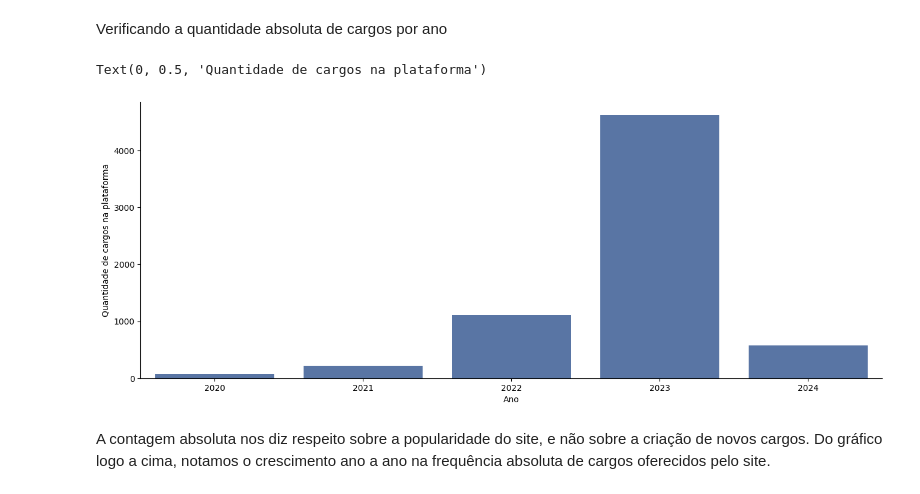
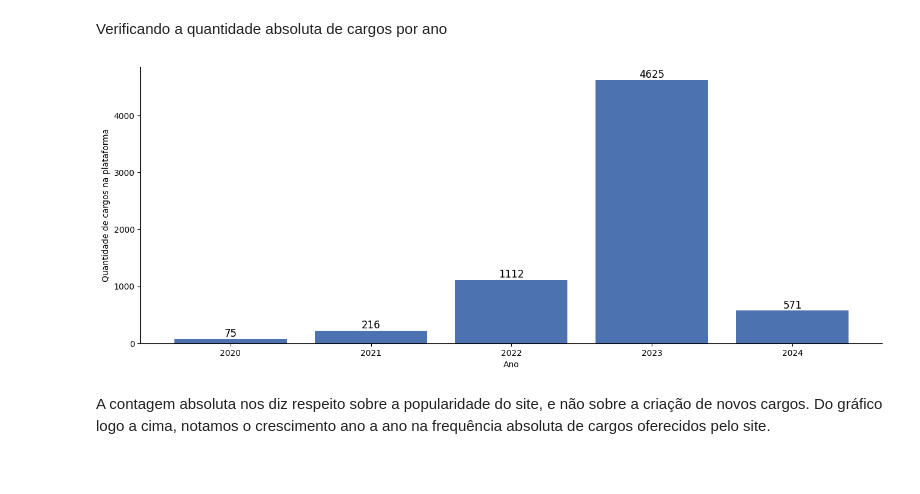
Before and after one commit to Alexandre-Esposte/dive-into-data-careers, a Jupyter notebook: notebook/data_careers_analysis.ipynb, the cells around one changed output. Cells and saved outputs as stored; diff of their text form; code cells hidden in the pictures.

```diff
--- a/notebook/data_careers_analysis.ipynb
+++ b/notebook/data_careers_analysis.ipynb
@@ -415,13 +415,16 @@ aux
 **Work_year / Ano**
 # %% [markdown]
 Verificando a quantidade absoluta de cargos por ano
-# %%
-sns.countplot(data=salarios,x='work_year');
-plt.xlabel('Ano')
-plt.ylabel('Quantidade de cargos na plataforma')
-# %% [output]
-Text(0, 0.5, 'Quantidade de cargos na plataforma')
-[figure, removed]
+# %%
+empregos_por_ano = salarios['work_year'].value_counts().reset_index()
+plt.bar(x = empregos_por_ano['work_year'],height=empregos_por_ano['count'])
+plt.xlabel('Ano')
+plt.ylabel('Quantidade de cargos na plataforma')
+
+for _,row in empregos_por_ano.iterrows():
+    plt.text(x= row['work_year'], y=row['count'],s = row['count'], ha='center', va='bottom', size=12, fontweight=550)
+# %% [output]
+[figure, added]
 # %% [markdown]
 A contagem absoluta nos diz respeito sobre a popularidade do site, e não sobre a criação de novos cargos. Do gráfico logo a cima, notamos o crescimento ano a ano na frequência absoluta de cargos oferecidos pelo site.
 # %% [markdown]
```
Also changed, not shown: parts of 32 cells of this notebook.
